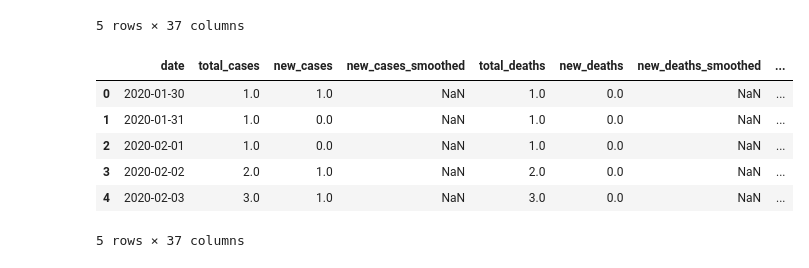
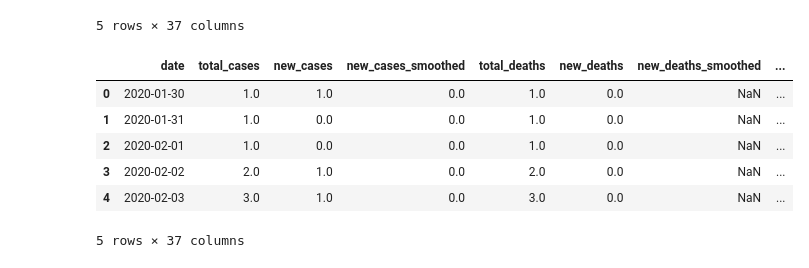
Before and after one commit to sb-robo/Track_COVID-19, a Jupyter notebook: COVID_Prediction/Data Analysis.ipynb, the cells around one changed output. Drawn from its saved outputs; the diff is of its cells as text; code cells hidden in the pictures.

```diff
--- a/COVID_Prediction/Data Analysis.ipynb
+++ b/COVID_Prediction/Data Analysis.ipynb
@@ -22,16 +22,17 @@ df.head(n=5)
 5 rows × 37 columns
 # %%
 df['new_cases'] = df.new_cases.fillna(0.0)
+df['new_cases_smoothed'] = df.new_cases_smoothed.fillna(0.0)
 df['total_deaths'] = df.total_cases.fillna(0.0)
 df['new_deaths'] = df.new_deaths.fillna(0.0)
 
 df.head()
 # %% [output]
 |  | date | total_cases | new_cases | new_cases_smoothed | total_deaths | new_deaths | new_deaths_smoothed | ... |
-| 0 | 2020-01-30 | 1.0 | 1.0 | NaN | 1.0 | 0.0 | NaN | ... |
-| 1 | 2020-01-31 | 1.0 | 0.0 | NaN | 1.0 | 0.0 | NaN | ... |
-| 2 | 2020-02-01 | 1.0 | 0.0 | NaN | 1.0 | 0.0 | NaN | ... |
-| 3 | 2020-02-02 | 2.0 | 1.0 | NaN | 2.0 | 0.0 | NaN | ... |
-| 4 | 2020-02-03 | 3.0 | 1.0 | NaN | 3.0 | 0.0 | NaN | ... |
+| 0 | 2020-01-30 | 1.0 | 1.0 | 0.0 | 1.0 | 0.0 | NaN | ... |
+| 1 | 2020-01-31 | 1.0 | 0.0 | 0.0 | 1.0 | 0.0 | NaN | ... |
+| 2 | 2020-02-01 | 1.0 | 0.0 | 0.0 | 1.0 | 0.0 | NaN | ... |
+| 3 | 2020-02-02 | 2.0 | 1.0 | 0.0 | 2.0 | 0.0 | NaN | ... |
+| 4 | 2020-02-03 | 3.0 | 1.0 | 0.0 | 3.0 | 0.0 | NaN | ... |
 5 rows × 37 columns
 # %% [markdown]
```
Also changed, not shown: parts of 2 cells of this notebook.
